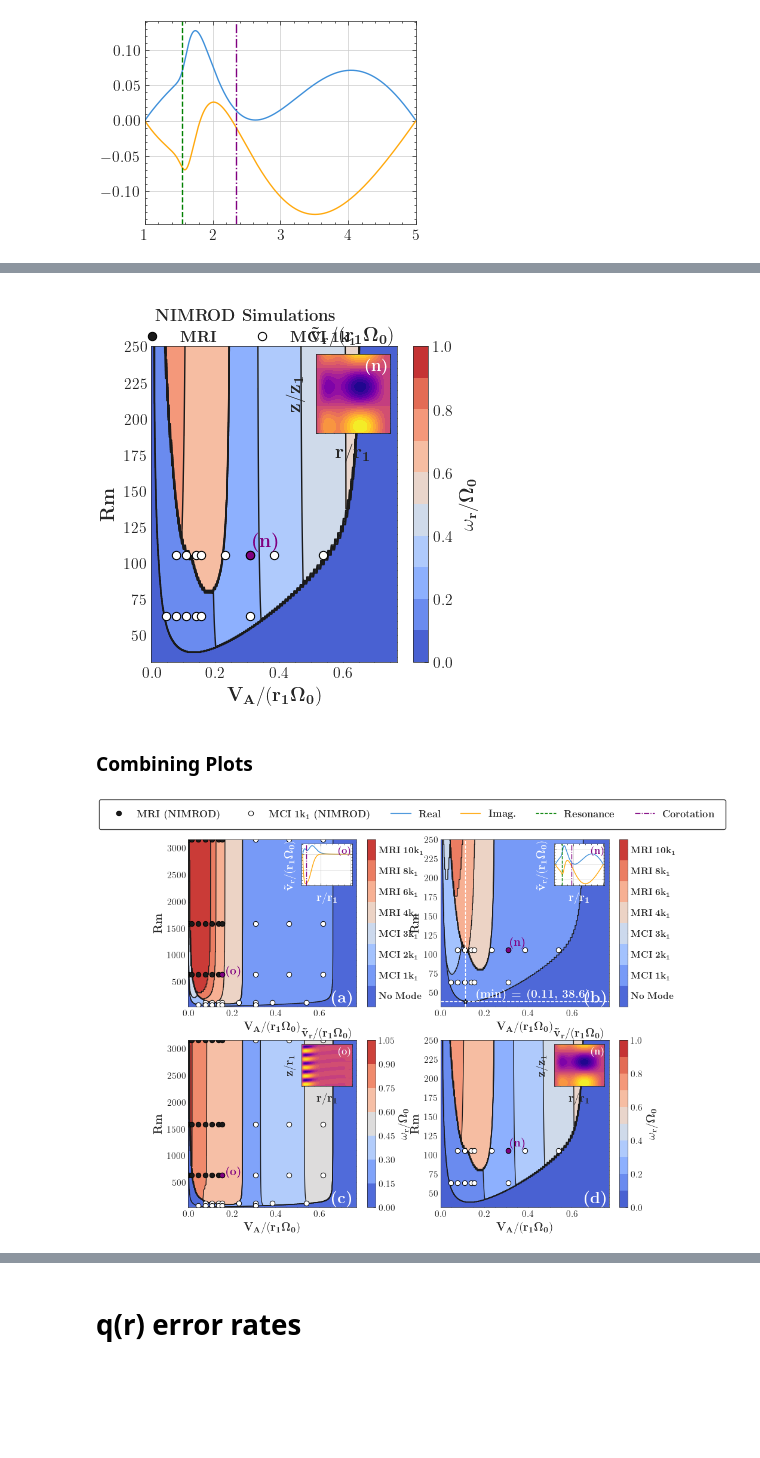
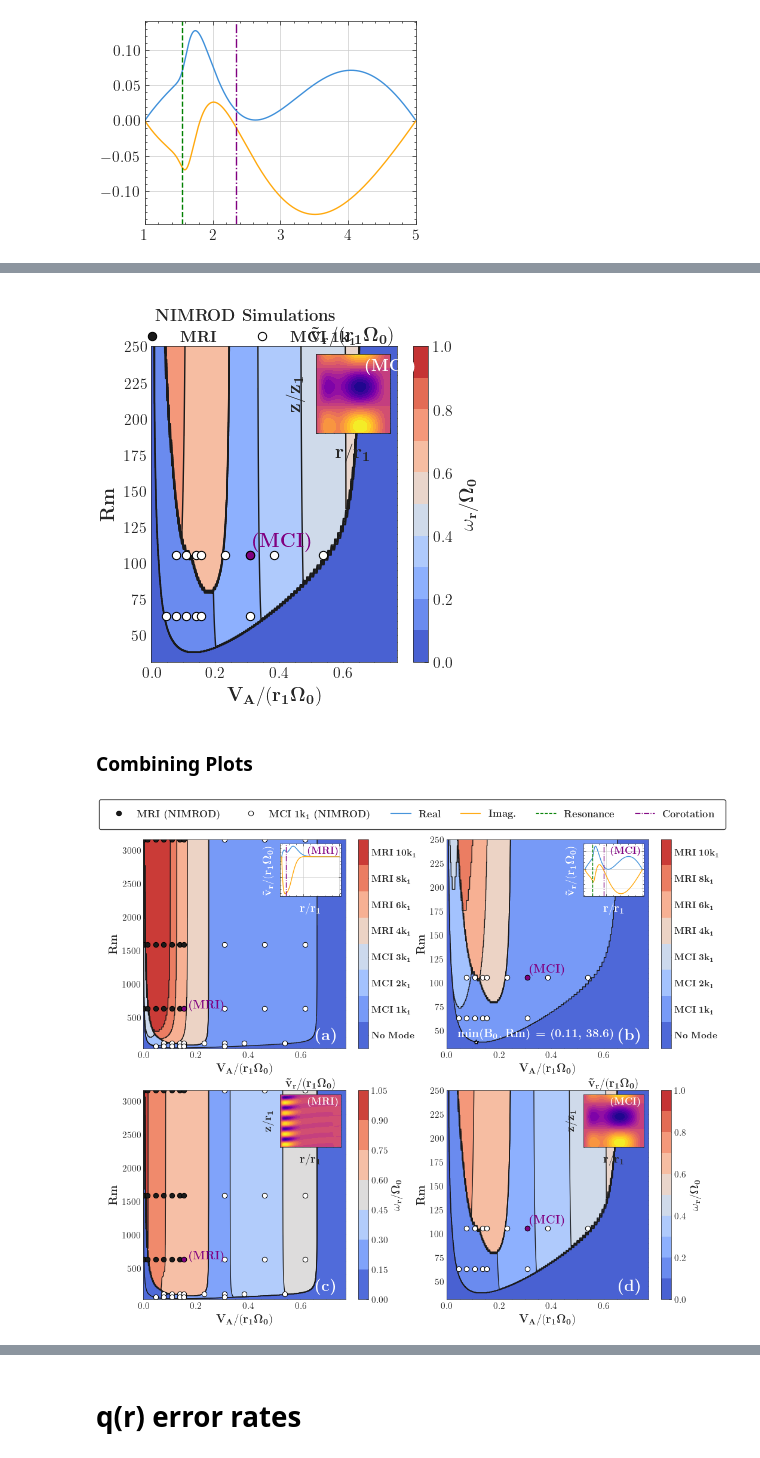
Before and after one commit to ItsAlexH/MRI-MCI-DATA, a Jupyter notebook: Shooting-NIMROD-Comp-BZ.ipynb, the cells around one changed output, grey strips where cells are left out. Drawn from its saved outputs; the diff is of its cells as text; code cells hidden in the pictures; blank space fills up the shorter version.

```diff
--- a/Shooting-NIMROD-Comp-BZ.ipynb
+++ b/Shooting-NIMROD-Comp-BZ.ipynb
@@ -1244,0 +1353,17 @@ for j in range(0,len(guesses_1k1_MCI_h)):
+# %%
+fig = plt.figure(figsize=(7,6))
+plt.plot(VA_l_MCI2_Bz,gr_2k1_MCI_l_Bz, 'k', label =f'Shooting $k_z = 1k_1$ (c)', linewidth=2)
+# plt.plot(VA_h_MCI2_Bz,gr_2k1_MCI_h_Bz, 'k', linewidth=2)
+plt.plot(VA_l_MRI2_Bz,gr_2k1_MRI_l_Bz, 'k', label =f'Shooting $k_z = 1k_1$ (c)', linewidth=2)
+# plt.plot(VA_h_MRI2_Bz,gr_2k1_MRI_h_Bz, 'k', linewidth=2)
+
+min_diff = 1
+for j in range(0,len(gr_2k1_MRI_l_Bz)-60):
+    for k in range(0,len(gr_2k1_MCI_l_Bz)-60):
+        if(np.abs(gr_2k1_MRI_l_Bz[j]-gr_2k1_MCI_l_Bz[k]) < min_diff):
+            VA_overlap = VA_l_MRI2_Bz[j]
+            min_diff = np.abs(gr_2k1_MRI_l_Bz[j]-gr_2k1_MCI_l_Bz[k])
+
+print(VA_overlap)
+plt.axvline(x = VA_overlap, linestyle = '--', color = 'k')
+plt.show()
@@ -3347,7 +4245,7 @@ Bz = 20
 VA_Np = Bz/(r1*Omega0*np.sqrt(rho*mu_0)*10000)
 Rmp = r1**2*Omega0/(30)
 plt.plot(VA_Np, Rmp, 'o', color = 'purple', markeredgecolor='black', markeredgewidth = 0.75)
-plt.text(VA_Np + 0.01, Rmp+6, r'\textbf{(n)}', fontsize=14, color='purple', fontweight='bold')
+plt.text(VA_Np + 0.01, Rmp+6, r'\textbf{(MCI)}', fontsize=14, color='purple', fontweight='bold')
 r1 = 1
 
 lines_labels = [ax2.get_legend_handles_labels() for ax2 in fig.axes]
@@ -3381,7 +4279,7 @@ ax_inset.set_ylabel(r'$\mathbf{z/z_1}$', fontsize = 14)
 cp2=ax_inset.contourf(rc/0.1,zc/0.1, Vr_Eta30_20G,20, cmap='plasma')
 ax_inset.set_title(r"$\mathbf{\tilde{v}_r/(r_1\Omega_0)}$", fontsize = 14, pad = 10)
 
-ax_inset.text(0.67, 0.96, r'\textbf{(n)}', transform=ax_inset.transAxes, fontsize=12, verticalalignment='top', horizontalalignment='left', color = 'w')
+ax_inset.text(0.67, 0.96, r'\textbf{(MCI)}', transform=ax_inset.transAxes, fontsize=12, verticalalignment='top', horizontalalignment='left', color = 'w')
 
 plt.savefig('Rm-vA-Kep-freq-qmagpi-zoom.png', dpi = 400)
 plt.savefig('Rm-vA-Kep-freq-qmagpi-zoom.pdf')
@@ -3391,7 +4289,7 @@ plt.savefig('Rm-vA-Kep-freq-qmagpi-zoom.svg', format = 'svg')
 
 plt.show()
 # %% [output]
-[figure, old version]
+[figure, new version]
 # %% [markdown]
 ### Combining Plots
 # %%
@@ -3435,7 +4333,7 @@ Bz = 10
 VA_Np = Bz/(r1*Omega0*np.sqrt(rho*mu_0)*10000)
 Rmp = r1**2*Omega0/(5)
 ax2[0,0].plot(VA_Np, Rmp, 'o', color = 'purple', markeredgecolor='black', markeredgewidth = 0.75)
-ax2[0,0].text(VA_Np + 0.02, Rmp+6, r'\textbf{(o)}', fontsize=14, color='purple', fontweight='bold')
+ax2[0,0].text(VA_Np + 0.02, Rmp+6, r'\textbf{(MRI)}', fontsize=14, color='purple', fontweight='bold')
 
 ax_inset = inset_axes(ax2[0,0], width="30%", height="25%", loc='upper right')
 ax_inset.axes.xaxis.set_ticklabels([])
@@ -3448,7 +4346,7 @@ ax_inset.axvline(x=r_vec_Kep_MRI[0], linestyle = '--', color = 'green', label =
 ax_inset.axvline(x=r_vec_Kep_MRI[1], linestyle = '--', color = 'green')
 ax_inset.axvline(x=r_vec_Kep_MRI[4], linestyle = '-.', color = 'purple', label = r'\textbf{Corotation}')
 ax_inset.set_xlim(0.9,5.1)
-ax_inset.text(0.72, 0.96, r'\textbf{(o)}', transform=ax_inset.transAxes, fontsize=12, verticalalignment='top', horizontalalignment='left', color = 'purple')
+ax_inset.text(0.45, 0.96, r'\textbf{(MRI)}', transform=ax_inset.transAxes, fontsize=12, verticalalignment='top', horizontalalignment='left', color = 'purple')
 
 ################### Plotting 1,0 ###################
 contour = ax2[1,0].contourf(VA_N_total, Rm, np.transpose((freq_ijk)), 7, cmap=cmap)
@@ -3472,7 +4370,7 @@ Bz = 10
 VA_Np = Bz/(r1*Omega0*np.sqrt(rho*mu_0)*10000)
 Rmp = r1**2*Omega0/(5)
 ax2[1,0].plot(VA_Np, Rmp, 'o', color = 'purple', markeredgecolor='black', markeredgewidth = 0.75)
-ax2[1,0].text(VA_Np + 0.02, Rmp+6, r'\textbf{(o)}', fontsize=14, color='purple', fontweight='bold')
+ax2[1,0].text(VA_Np + 0.02, Rmp+6, r'\textbf{(MRI)}', fontsize=14, color='purple', fontweight='bold')
 
 ax_inset = inset_axes(ax2[1,0], width="30%", height="25%", loc='upper right')
 ax_inset.axes.xaxis.set_ticklabels([])
@@ -3481,7 +4379,7 @@ ax_inset.set_xlabel(r'$\mathbf{r/r_1}$', fontsize = 14)
 ax_inset.set_ylabel(r'$\mathbf{z/r_1}$', fontsize = 14)
 cp2=ax_inset.contourf(rc/0.1,zc/0.1, Vr_Eta5_10G,20, cmap='plasma')
 ax_inset.set_title(r"$\mathbf{\tilde{v}_r/(r_1\Omega_0)}$", fontsize = 14, pad = 10)
-ax_inset.text(0.72, 0.96, r'\textbf{(o)}', transform=ax_inset.transAxes, fontsize=12, verticalalignment='top', horizontalalignment='left', color = 'w')
+ax_inset.text(0.45, 0.96, r'\textbf{(MRI)}', transform=ax_inset.transAxes, fontsize=12, verticalalignment='top', horizontalalignment='left', color = 'w')
 
 
 ################### Plotting 0,1 ###################
@@ -3503,18 +4401,19 @@ ax2[0,1].plot(VA_N_Arr[8:len(VA_N_Arr)-1], r1**2*Omega0/(2)*np.ones(len(VA_N_Arr
 ax2[0,1].plot(VA_N_Arr[8:len(VA_N_Arr)-1], r1**2*Omega0/(5)*np.ones(len(VA_N_Arr[8:len(VA_N_Arr)-1])), 'o', color = 'w', markeredgecolor='black', markeredgewidth = 0.75)
 ax2[0,1].plot(VA_N_arr_ETA30[0:len(VA_N_arr_ETA30)-2], r1**2*Omega0/(30)*np.ones(len(VA_N_arr_ETA30[0:len(VA_N_arr_ETA30)-2])), 'o', color = 'w', markeredgecolor='black', markeredgewidth = 0.75)
 ax2[0,1].plot(VA_N_Arr[3:len(VA_N_Arr)-3], r1**2*Omega0/(50)*np.ones(len(VA_N_Arr[3:len(VA_N_Arr)-3])), 'o', color = 'w', markeredgecolor='black', markeredgewidth = 0.75)
-ax2[0,1].axvline(x = VAm, color = 'w', linestyle = 'dashed')
-ax2[0,1].axhline(y = Rmm, color = 'w', linestyle = 'dashed')
+# ax2[0,1].axvline(x = VAm, color = 'w', linestyle = 'dashed')
+# ax2[0,1].axhline(y = Rmm, color = 'w', linestyle = 'dashed')
 ax2[0,1].plot(VAm, Rmm, color = 'w', marker = '*', markeredgecolor='black')
 # ax2[0,1].text(VAm + 0.05, Rmm+5, r'\textbf{(min) = (0.1, 38.6)}', fontsize=12, color='w', fontweight='bold')
-ax2[0,1].text(VAm + 0.05, Rmm+5, r'\textbf{(min) = (0.11, 38.6)}', fontsize=14, color='w', fontweight='bold')
+# ax2[0,1].text(VAm + 0.05, Rmm+5, r'\textbf{(min) = (0.11, 38.6)}', fontsize=14, color='w', fontweight='bold')
+ax2[0,1].text(VAm - 0.07, Rmm+5, r'\textbf{min(}$\mathbf{B_0,}$ \textbf{Rm) \textbf{= (0.11, 38.6)}', fontsize=14, color='w', fontweight='bold')
 
 ######### special point
 Bz = 20
 VA_Np = Bz/(r1*Omega0*np.sqrt(rho*mu_0)*10000)
 Rmp = r1**2*Omega0/(30)
 ax2[0,1].plot(VA_Np, Rmp, 'o', color = 'purple', markeredgecolor='black', markeredgewidth = 0.75)
-ax2[0,1].text(VA_Np + 0.01, Rmp+6, r'\textbf{(n)}', fontsize=14, color='purple', fontweight='bold')
+ax2[0,1].text(VA_Np + 0.01, Rmp+6, r'\textbf{(MCI)}', fontsize=14, color='purple', fontweight='bold')
 
 ax_inset = inset_axes(ax2[0,1], width="30%", height="25%", loc='upper right')
 ax_inset.axes.xaxis.set_ticklabels([])
@@ -3527,7 +4426,7 @@ ax_inset.axvline(x=r_vec_Kep_MCI[0], linestyle = '--', color = 'green')
 ax_inset.axvline(x=r_vec_Kep_MCI[1], linestyle = '--', color = 'green')
 ax_inset.axvline(x=r_vec_Kep_MCI[4], linestyle = '-.', color = 'purple')
 ax_inset.set_xlim(0.9,5.1)
-ax_inset.text(0.72, 0.96, r'\textbf{(n)}', transform=ax_inset.transAxes, fontsize=12, verticalalignment='top', horizontalalignment='left', color = 'purple')
+ax_inset.text(0.45, 0.96, r'\textbf{(MCI)}', transform=ax_inset.transAxes, fontsize=12, verticalalignment='top', horizontalalignment='left', color = 'purple')
 
 ################### Plotting 1,1 ###################
 ax2[1,1].set_ylim(np.min(Rm), 250)
@@ -3552,7 +4451,7 @@ Bz = 20
 VA_Np = Bz/(r1*Omega0*np.sqrt(rho*mu_0)*10000)
 Rmp = r1**2*Omega0/(30)
 ax2[1,1].plot(VA_Np, Rmp, 'o', color = 'purple', markeredgecolor='black', markeredgewidth = 0.75)
-ax2[1,1].text(VA_Np + 0.01, Rmp+6, r'\textbf{(n)}', fontsize=14, color='purple', fontweight='bold')
+ax2[1,1].text(VA_Np + 0.01, Rmp+6, r'\textbf{(MCI)}', fontsize=14, color='purple', fontweight='bold')
 
 ax_inset = inset_axes(ax2[1,1], width="30%", height="25%", loc='upper right')
 ax_inset.axes.xaxis.set_ticklabels([])
@@ -3561,7 +4460,7 @@ ax_inset.set_xlabel(r'$\mathbf{r/r_1}$', fontsize = 14)
 ax_inset.set_ylabel(r'$\mathbf{z/z_1}$', fontsize = 14)
 cp2=ax_inset.contourf(rc/0.1,zc/0.1, Vr_Eta30_20G,20, cmap='plasma')
 ax_inset.set_title(r"$\mathbf{\tilde{v}_r/(r_1\Omega_0)}$", fontsize = 14, pad = 10)
-ax_inset.text(0.72, 0.96, r'\textbf{(n)}', transform=ax_inset.transAxes, fontsize=12, verticalalignment='top', horizontalalignment='left', color = 'w')
+ax_inset.text(0.45, 0.96, r'\textbf{(MCI)}', transform=ax_inset.transAxes, fontsize=12, verticalalignment='top', horizontalalignment='left', color = 'w')
 
 
 
@@ -3571,34 +4470,34 @@ ax2[1,0].text(0.85, 0.1, r'\textbf{(c)}', transform=ax2[1,0].transAxes, fontsize
 ax2[1,1].text(0.85, 0.1, r'\textbf{(d)}', transform=ax2[1,1].transAxes, fontsize=20, verticalalignment='top', horizontalalignment='left', color ='w')
 
 
 r1 = 1
 
 
 #######################################################################################
 lines_labels = [ax2.get_legend_handles_labels() for ax2 in fig.axes]
 lines, labels = [sum(lol, []) for lol in zip(*lines_labels)]
 
 # fig.legend(lines, labels, loc='lower center', ncol=3,
 #            bbox_to_anchor=(0.5, -0.0),  # Position the legend below the plot
 #            frameon=False,  # Turn on the frame (border)
 #            edgecolor='black',  # Set the border color
 #            facecolor='white',  # Set the background color of the legend box
 #            borderpad=1,  # Padding between the legend text and the border
 #            borderaxespad=1, fontsize = 12)
 
 
 fig.legend(lines, labels, loc='lower center', ncol=6,
            bbox_to_anchor=(0.5, .88),  # Position the legend below the plot
            frameon=True,  # Turn on the frame (border)
            edgecolor='black',  # Set the border color
            facecolor='white',  # Set the background color of the legend box
            borderpad=1,  # Padding between the legend text and the border
            borderaxespad=1, fontsize = 12)
 
 plt.savefig('Rm-vA-Kep-qmagpi-comb-poster.pdf')
 plt.show()
 # %% [output]
-[figure, old version]
+[figure, new version]
 # %%
 cmap = 'coolwarm'
 fig, ax2 = plt.subplots(1,4)
```
Also changed, not shown: parts of 51 cells of this notebook, 6 other files.
